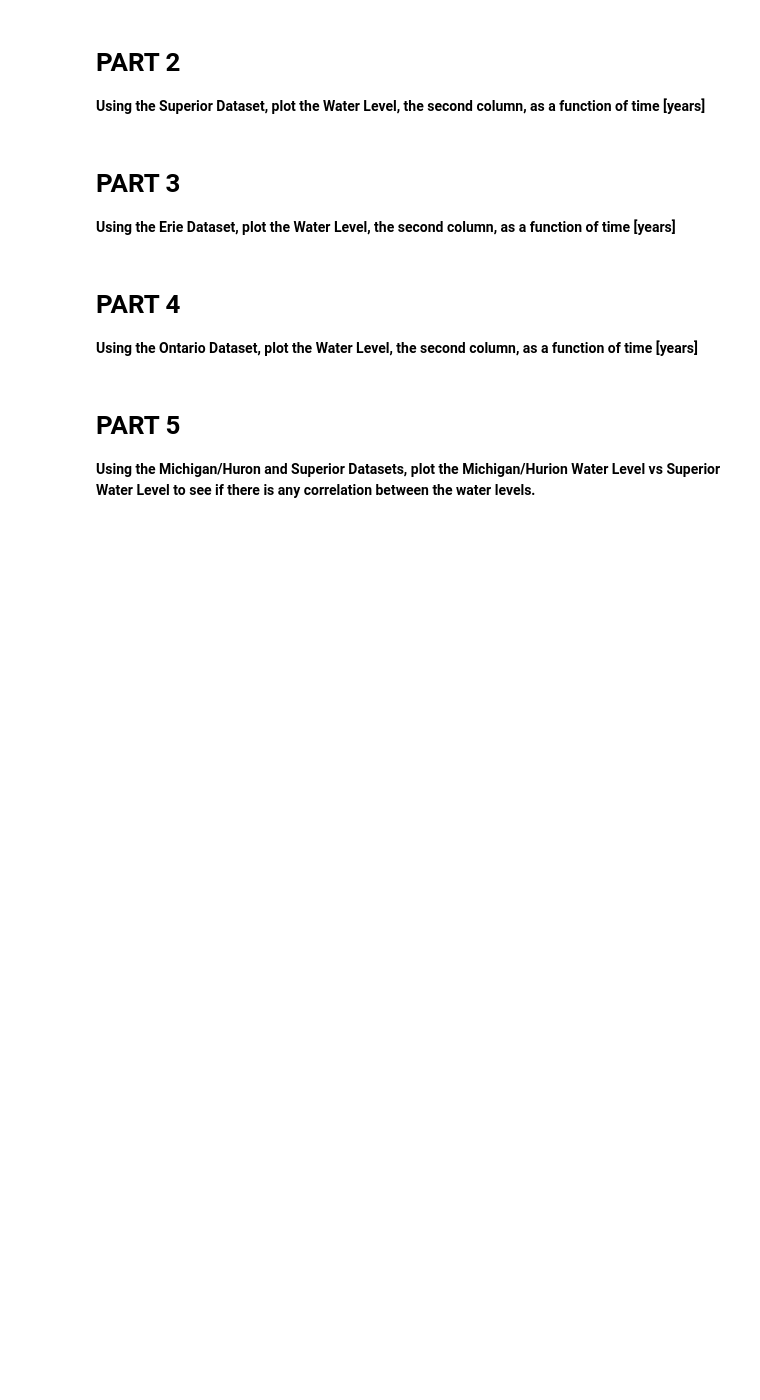
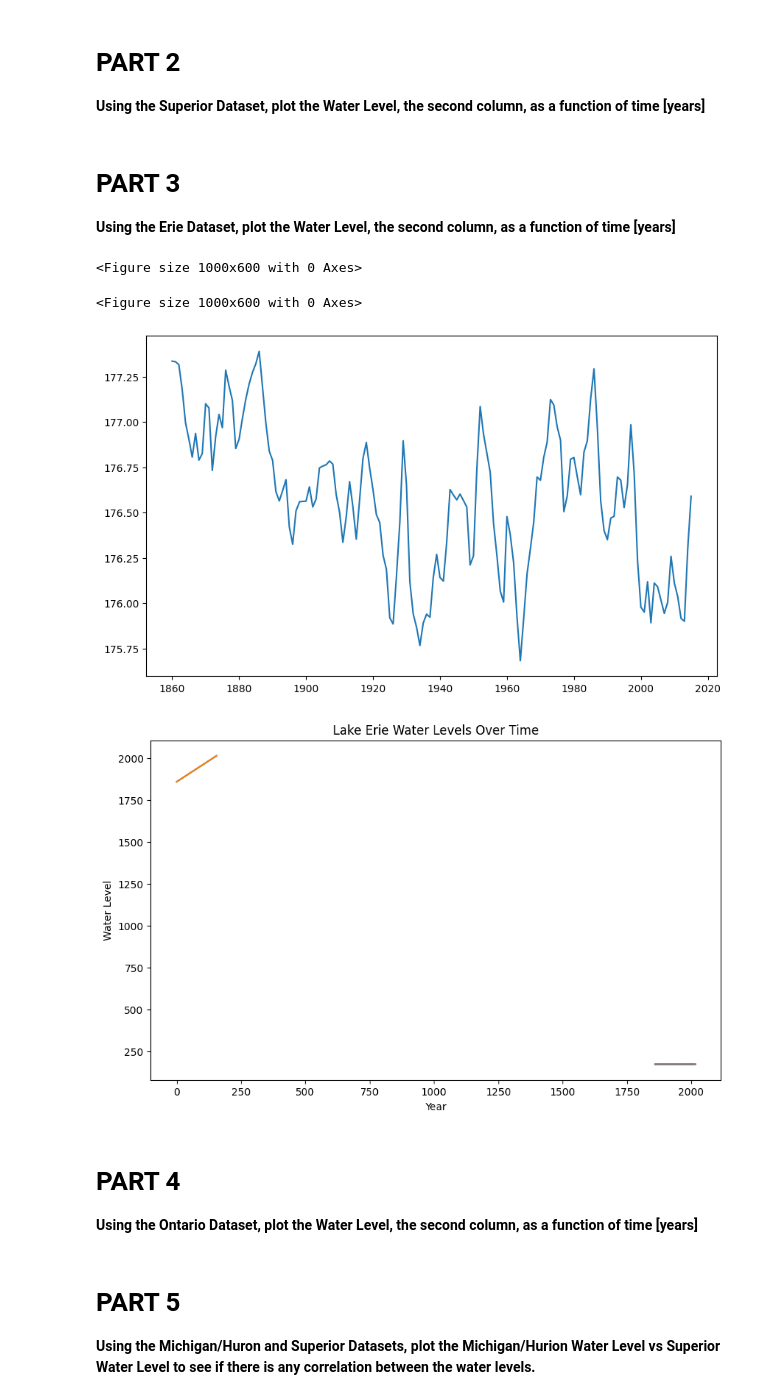
Before and after one commit to Justinwagner371/CMSE202_Git_Started, a Jupyter notebook: Great_Lakes_and_Grand_River.ipynb, the cells around one changed output. Drawn from its saved outputs; the diff is of its cells as text; code cells hidden in the pictures; blank space fills up the shorter version.

```diff
--- a/Great_Lakes_and_Grand_River.ipynb
+++ b/Great_Lakes_and_Grand_River.ipynb
@@ -45,3 +48,13 @@ This notebook **might look very familiar!** It is based off a CMSE 201 assignmen
+# %%
+eri_data = pd.read_csv(r'C:\Users\Xande\OneDrive\Documents\GitHub\CMSE202_Git_Started\data\eri.csv')
+
+plt.plot(eri_data['Lake Erie annual averages'], eri_data['Annavg'])
+plt.show()
+# %% [output]
+<Figure size 1000x600 with 0 Axes>
+<Figure size 1000x600 with 0 Axes>
+[figure, added]
+[figure, added]
 # %% [markdown]
 # PART 4
 
```
Also changed, not shown: parts of 3 cells of this notebook.
